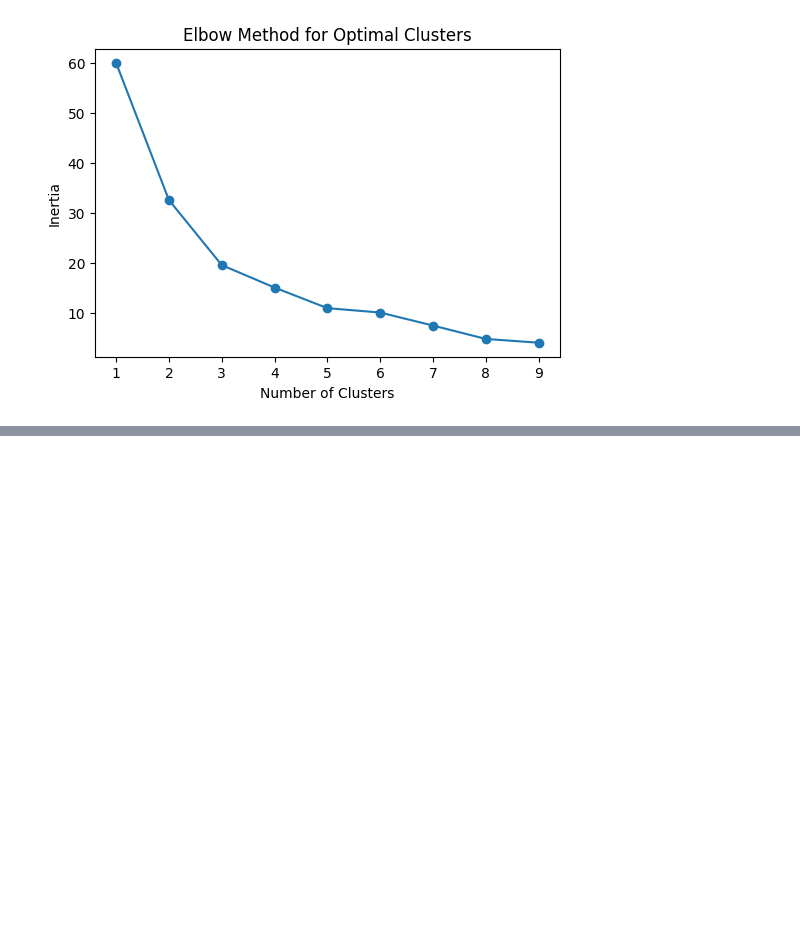
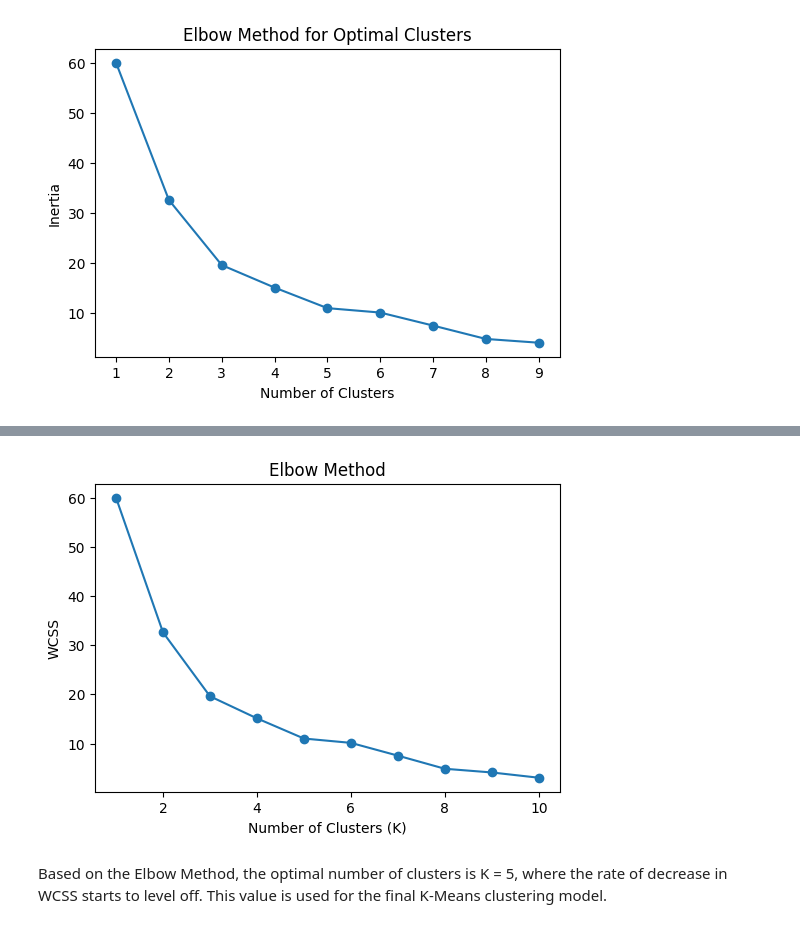
Before and after one commit to eyda-ai/customer-segmentation-capstone, a Jupyter notebook: customer_segmentation.ipynb, the cells around one changed output, grey strips where cells are left out. Cells and saved outputs as stored; diff of their text form; code cells hidden in the pictures; blank space fills up the shorter version.

```diff
--- a/customer_segmentation.ipynb
+++ b/customer_segmentation.ipynb
@@ -147,3 +216,24 @@ df.head()
+# %%
+from sklearn.cluster import KMeans
+wcss = []
+
+for i in range(1, 11):
+    kmeans = KMeans(n_clusters=i, random_state=42)
+    kmeans.fit(X_scaled)
+    wcss.append(kmeans.inertia_)
+
+plt.figure(figsize=(6,4))
+plt.plot(range(1,11), wcss, marker='o')
+
+plt.title('Elbow Method')
+plt.xlabel('Number of Clusters (K)')
+plt.ylabel('WCSS')
+
+plt.show()
+# %% [output]
+[figure, added]
+# %% [markdown]
+Based on the Elbow Method, the optimal number of clusters is K = 5, where the rate of decrease in WCSS starts to level off. This value is used for the final K-Means clustering model.
 # %%
 plt.figure(figsize=(6,4))
 
```
Also changed, not shown: parts of 17 cells of this notebook, 1 other file.
